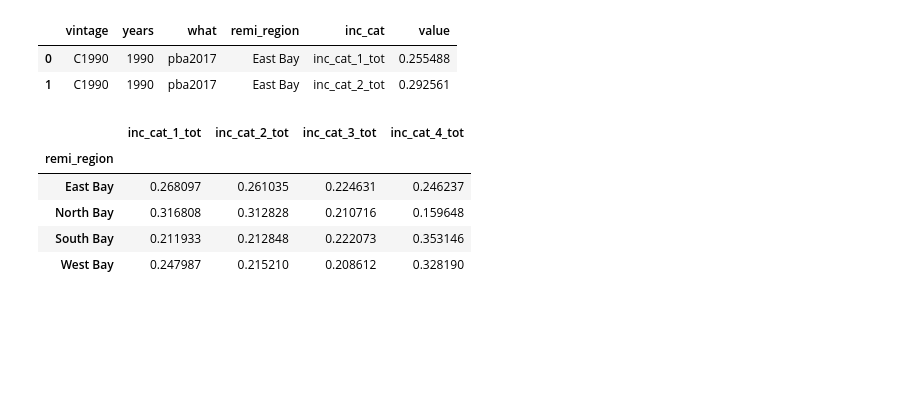
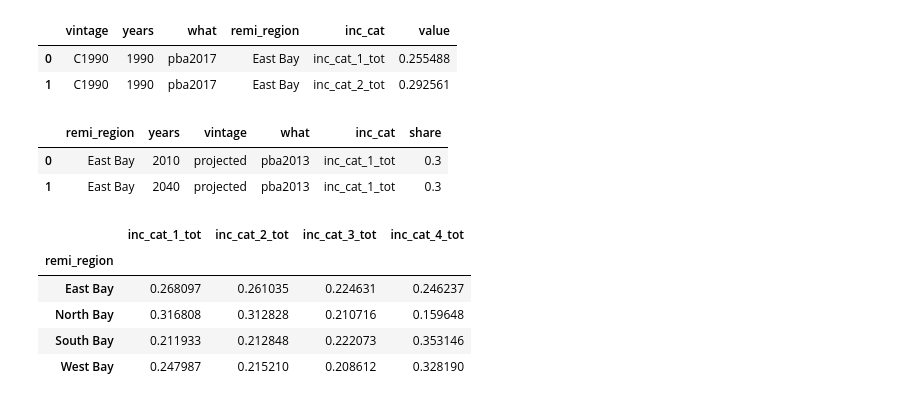
Before and after one commit to BayAreaMetro/regional_forecast, a Jupyter notebook: household_forecast/REGPROJ-HHPROJ 2A - Household income distribution projection PBA2050.ipynb, the cells around one changed output. Saved outputs shown, nothing was run; the diff lists cells and outputs as text; code cells hidden in the pictures; blank space fills up the shorter version.

```diff
--- a/household_forecast/REGPROJ-HHPROJ 2A - Household income distribution projection PBA2050.ipynb
+++ b/household_forecast/REGPROJ-HHPROJ 2A - Household income distribution projection PBA2050.ipynb
@@ -569,6 +522,11 @@ incshare_pums_bayarea_subregions.head(2)
 | 1 | C1990 | 1990 | pba2017 | East Bay | inc_cat_2_tot | 0.292561 |
 # %%
 mtc_pba2013=pd.read_csv(os.path.join(INPUT_BASEDATA_PATH,'mtc2010_2040_inccats.csv'),index_col=0)
+mtc_pba2013.head(2)
+# %% [output]
+|  | remi_region | years | vintage | what | inc_cat | share |
+| 0 | East Bay | 2010 | projected | pba2013 | inc_cat_1_tot | 0.3 |
+| 1 | East Bay | 2040 | projected | pba2013 | inc_cat_1_tot | 0.3 |
 # %%
 ## observed starting distribution
 
```
Also changed, not shown: parts of 23 cells of this notebook.
